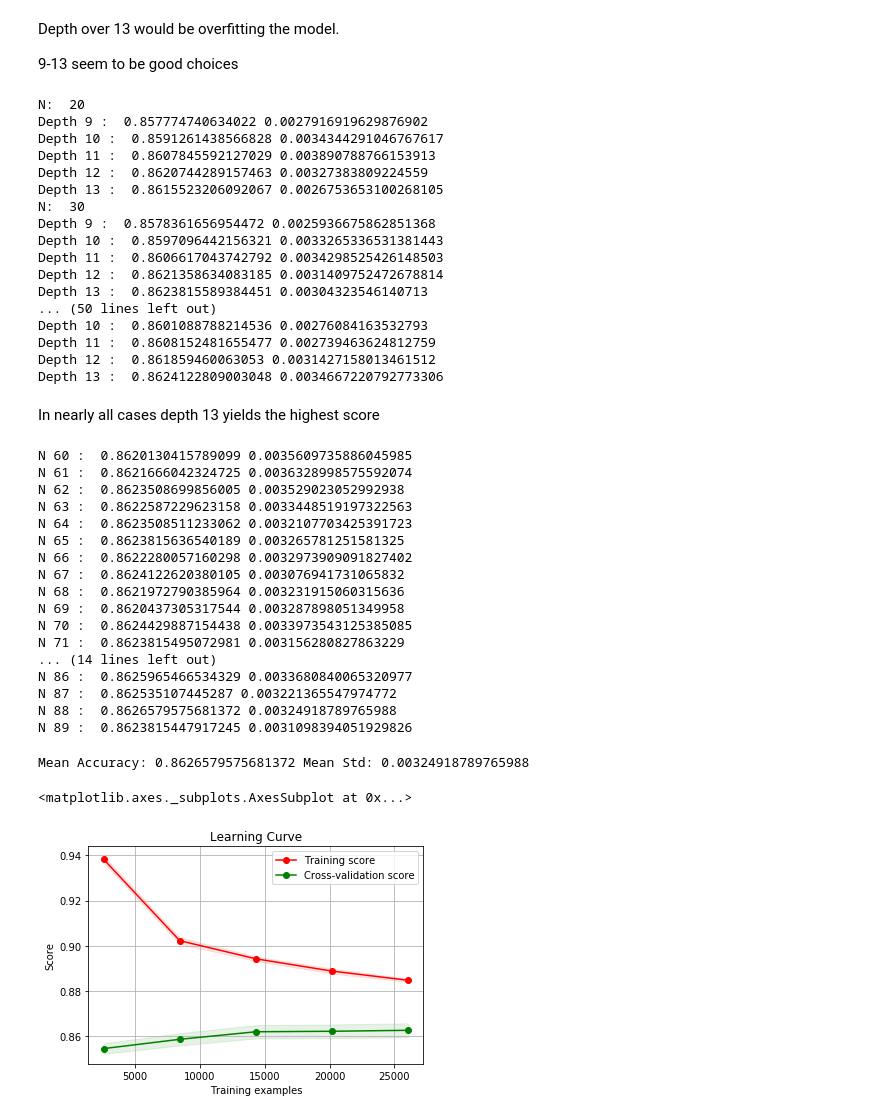
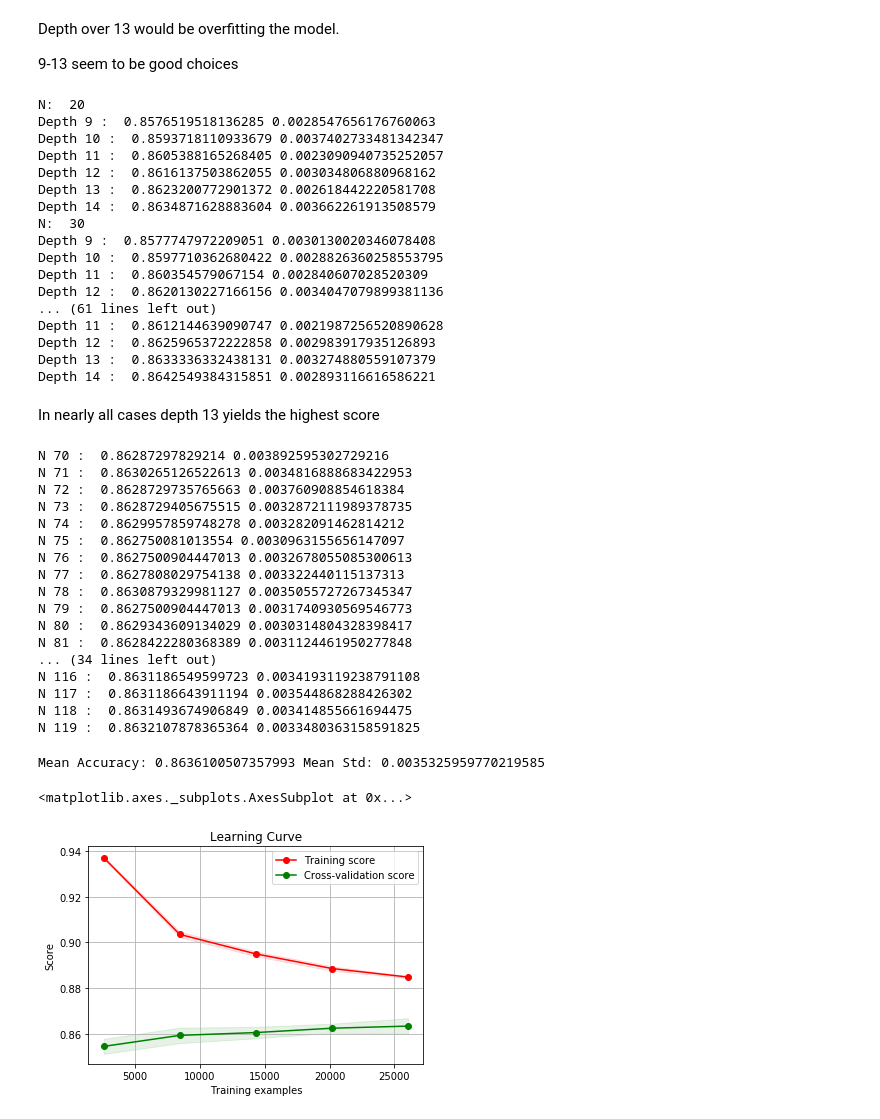
Before and after one commit to zbipio/Adult-Dataset, a Jupyter notebook: Adult Dataset.ipynb, the cells around one changed output. Drawn from its saved outputs; the diff is of its cells as text; code cells hidden in the pictures.

```diff
--- a/Adult Dataset.ipynb
+++ b/Adult Dataset.ipynb
@@ -484,7 +491,7 @@ Depth over 13 would be overfitting the model.
 9-13 seem to be good choices
 # %%
 #Checking different n_estimators to further optimize Random Forests
-check_depth = range(9, 14)
+check_depth = range(9, 15)
 check_estimators = range(20, 130, 10)
 for j in check_estimators:
     print("N: ", j)
@@ -497,28 +504,28 @@ for j in check_estimators:
         agg_scores.append(np.mean(scores))
 # %% [output]
 N:  20
-Depth 9 :  0.857774740634022 0.0027916919629876902
-Depth 10 :  0.8591261438566828 0.0034344291046767617
-Depth 11 :  0.8607845592127029 0.003890788766153913
-Depth 12 :  0.8620744289157463 0.00327383809224559
-Depth 13 :  0.8615523206092067 0.0026753653100268105
+Depth 9 :  0.8576519518136285 0.0028547656176760063
+Depth 10 :  0.8593718110933679 0.0037402733481342347
+Depth 11 :  0.8605388165268405 0.0023090940735252057
+Depth 12 :  0.8616137503862055 0.003034806880968162
+Depth 13 :  0.8623200772901372 0.002618442220581708
+Depth 14 :  0.8634871628883604 0.003662261913508579
 N:  30
-Depth 9 :  0.8578361656954472 0.0025936675862851368
-Depth 10 :  0.8597096442156321 0.0033265336531381443
-Depth 11 :  0.8606617043742792 0.0034298525426148503
-Depth 12 :  0.8621358634083185 0.0031409752472678814
-Depth 13 :  0.8623815589384451 0.00304323546140713
-... (50 lines left out)
-Depth 10 :  0.8601088788214536 0.00276084163532793
-Depth 11 :  0.8608152481655477 0.002739463624812759
-Depth 12 :  0.861859460063053 0.0031427158013461512
-Depth 13 :  0.8624122809003048 0.0034667220792773306
+Depth 9 :  0.8577747972209051 0.0030130020346078408
+Depth 10 :  0.8597710362680422 0.0028826360258553795
+Depth 11 :  0.860354579067154 0.002840607028520309
+Depth 12 :  0.8620130227166156 0.0034047079899381136
+... (61 lines left out)
+Depth 11 :  0.8612144639090747 0.0021987256520890628
+Depth 12 :  0.8625965372222858 0.002983917935126893
+Depth 13 :  0.8633336332438131 0.003274880559107379
+Depth 14 :  0.8642549384315851 0.002893116616586221
 # %% [markdown]
 In nearly all cases depth 13 yields the highest score
 # %%
 #Checking in more detail n_estimators to further optimize Random Forests
 agg_scores=[]
-check_estimators = range(60, 90, 1)
+check_estimators = range(70, 120, 1)
 for j in check_estimators:
     np.random.seed(2019)
     model = RandomForestClassifier(max_depth=13, n_estimators=j, random_state=2019)
@@ -526,43 +533,43 @@ for j in check_estimators:
     print("N", j , ": ", np.mean(scores), np.std(scores))
     agg_scores.append(np.mean(scores))
 # %% [output]
-N 60 :  0.8620130415789099 0.0035609735886045985
-N 61 :  0.8621666042324725 0.0036328998575592074
-N 62 :  0.8623508699856005 0.003529023052992938
-N 63 :  0.8622587229623158 0.0033448519197322563
-N 64 :  0.8623508511233062 0.0032107703425391723
-N 65 :  0.8623815636540189 0.003265781251581325
-N 66 :  0.8622280057160298 0.0032973909091827402
-N 67 :  0.8624122620380105 0.003076941731065832
-N 68 :  0.8621972790385964 0.003231915060315636
-N 69 :  0.8620437305317544 0.003287898051349958
-N 70 :  0.8624429887154438 0.0033973543125385085
-N 71 :  0.8623815495072981 0.003156280827863229
-... (14 lines left out)
-N 86 :  0.8625965466534329 0.0033680840065320977
-N 87 :  0.862535107445287 0.003221365547974772
-N 88 :  0.8626579575681372 0.00324918789765988
-N 89 :  0.8623815447917245 0.0031098394051929826
+N 70 :  0.86287297829214 0.003892595302729216
+N 71 :  0.8630265126522613 0.0034816888683422953
+N 72 :  0.8628729735765663 0.003760908854618384
+N 73 :  0.8628729405675515 0.0032872111989378735
+N 74 :  0.8629957859748278 0.003282091462814212
+N 75 :  0.862750081013554 0.0030963155656147097
+N 76 :  0.8627500904447013 0.0032678055085300613
+N 77 :  0.8627808029754138 0.003322440115137313
+N 78 :  0.8630879329981127 0.0035055727267345347
+N 79 :  0.8627500904447013 0.0031740930569546773
+N 80 :  0.8629343609134029 0.0030314804328398417
+N 81 :  0.8628422280368389 0.0031124461950277848
+... (34 lines left out)
+N 116 :  0.8631186549599723 0.0034193119238791108
+N 117 :  0.8631186643911194 0.003544868288426302
+N 118 :  0.8631493674906849 0.003414855661694475
+N 119 :  0.8632107878365364 0.0033480363158591825
 # %%
-#Score after optimization
-#Mean Accuracy: 0.8626579575681372 Mean Std: 0.00324918789765988
+#Score after optimizing the Random Forest
+#Mean Accuracy: 0.8636100507357993 Mean Std: 0.0035325959770219585
 np.random.seed(2019)
 feats = ['Age', 'fnlwgt', 'Education-Num', 'Capital Gain', 'Capital Loss',
        'Hours per week', 'Net_Capital', 'Hard_worker', 'Normal_worker',
-       'Part_time_worker','Workclass_cat', 'Education_cat', 'Martial Status_cat',
+       'Part_time_worker','Workclass_cat', 'Martial Status_cat',
        'Occupation_cat', 'Relationship_cat', 'Race_cat', 'Sex_cat',
        'Country_cat', 'Rel_Race_cat', 'Marriage_cat']
 #       'White_Man', 'Associate', 'High_school', 'High_educ', 'Low_educ', 'High_Earner', 'United States', 'Husb_Wife']
 
 X = train[feats].values
 y = train['Target_cat'].values
 
-model = RandomForestClassifier(max_depth=13, n_estimators=88, random_state=2019)
+model = RandomForestClassifier(max_depth=13, n_estimators=109, random_state=2019)
 scores = cross_val_score(model, X, y, cv=5, n_jobs=-1)
 
 print("Mean Accuracy:", np.mean(scores), "Mean Std:", np.std(scores))
 skplt.estimators.plot_learning_curve(model, X, y, cv=5)
 # %% [output]
-Mean Accuracy: 0.8626579575681372 Mean Std: 0.00324918789765988
+Mean Accuracy: 0.8636100507357993 Mean Std: 0.0035325959770219585
 <matplotlib.axes._subplots.AxesSubplot at 0x...>
-[figure, old version]
+[figure, new version]
```
Also changed, not shown: parts of 13 cells of this notebook.
